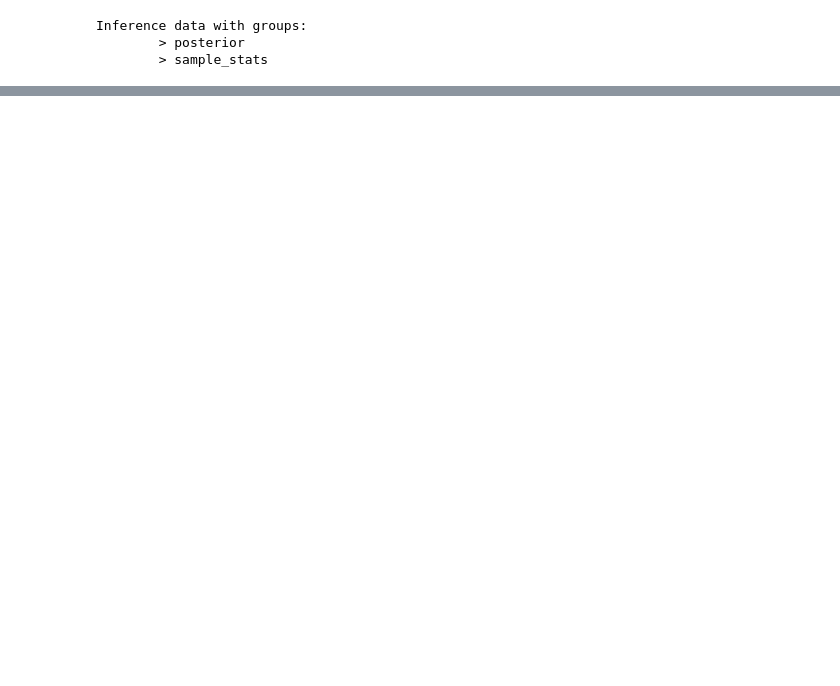
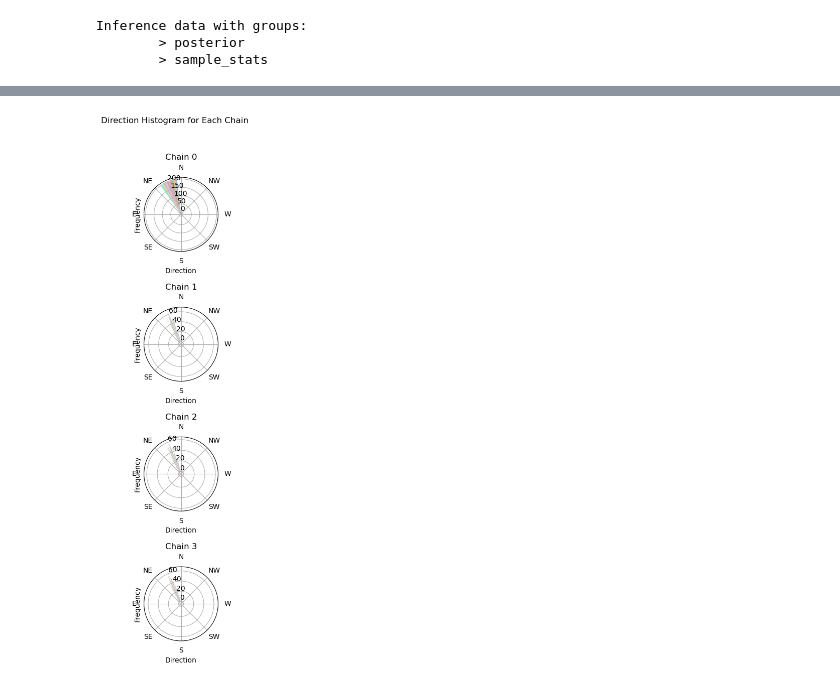
Before and after one commit to wmbelk/Weather, a Jupyter notebook: simpile_wind.ipynb, the cells around one changed output, grey strips where cells are left out. Saved outputs shown, nothing was run; the diff lists cells and outputs as text; code cells hidden in the pictures; blank space fills up the shorter version.

Commit message:
interactive added

```diff
--- a/simpile_wind.ipynb
+++ b/simpile_wind.ipynb
@@ -238,0 +219,28 @@ plt.show()
+# %%
+fig, axs = plt.subplots(len(downsampled_trace['direction_obs'].chain), 1, figsize=(10, 12), subplot_kw={'projection': 'polar'})
+fig.suptitle('Direction Histogram for Each Chain')
+
+# Iterate over each chain and plot the histogram
+for i, chain in enumerate(downsampled_trace['direction_obs'].chain):
+    ax = axs[i]
+    ax.set_theta_zero_location('N')
+
+    # Plot the histogram with the direction offset for the current chain
+    ax.hist((downsampled_trace['direction_obs'].sel({'chain': chain})) % (2 * np.pi), bins=10, alpha=0.5)
+    arr_CM = ax.arrow(chain * 45 * np.pi / 180, -1.7, 0.0, 1, color='red', width=0.1, head_width=0.5, alpha=0.5)
+
+    # Set the labels and title for the current subplot
+    ax.set_xlabel('Direction')
+    ax.set_ylabel('Frequency')
+    ax.set_title(f'Chain {i}')
+
+    # Set the direction labels
+    ax.set_xticklabels(['N', 'NE', 'E', 'SE', 'S', 'SW', 'W', 'NW'])
+
+# Make the plot interactive
+plt.ion()
+plt.subplots_adjust(hspace=0.75)
+# Show the plot
+plt.show()
+# %% [output]
+[figure, added]
```
Also changed, not shown: parts of 13 cells of this notebook.
